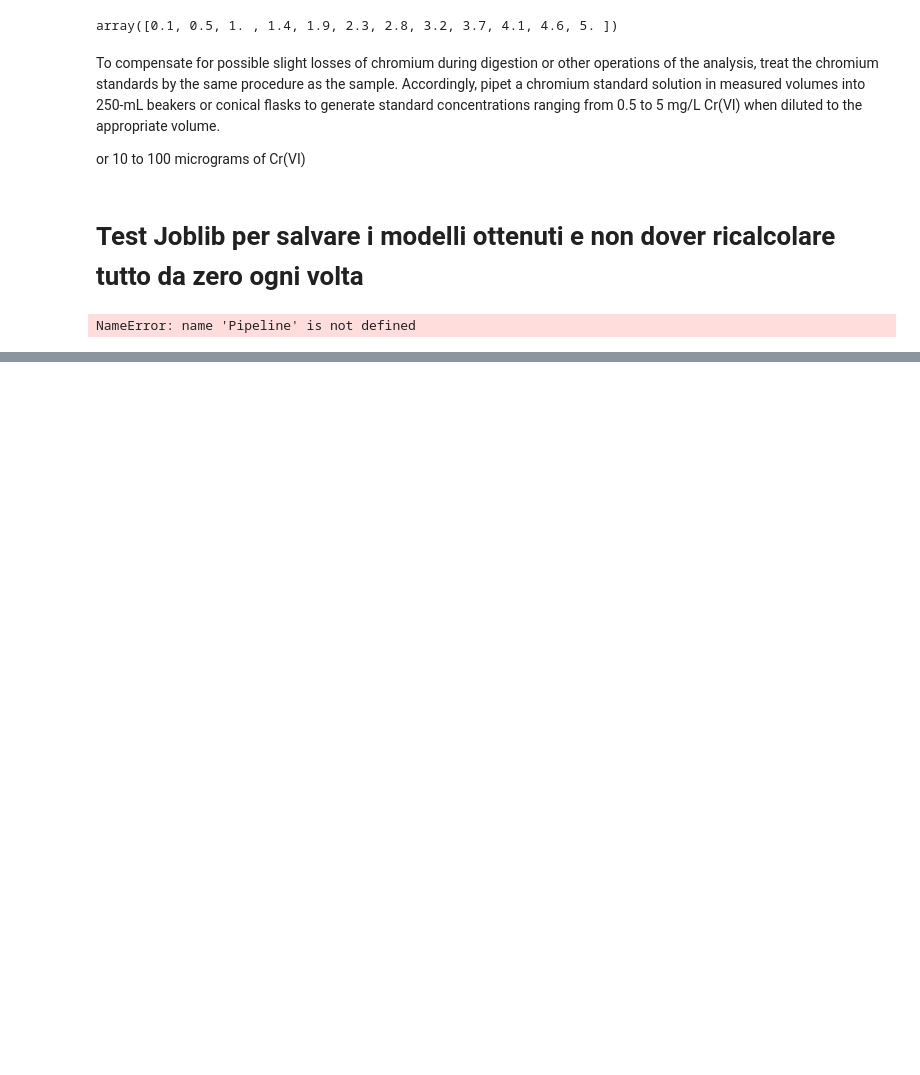
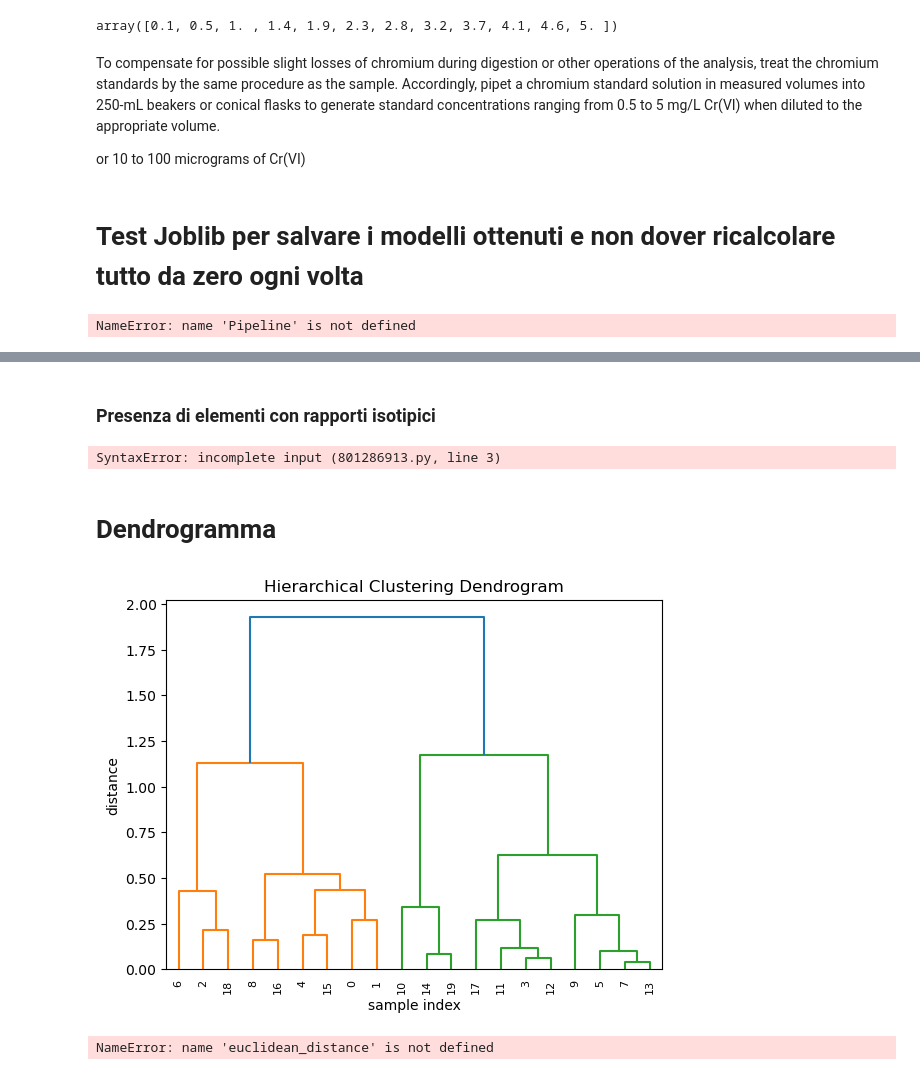
Before and after one commit to MGriot/chemtools, a Jupyter notebook: prova.ipynb, the cells around one changed output, grey strips where cells are left out. Saved outputs shown, nothing was run; the diff lists cells and outputs as text; code cells hidden in the pictures; blank space fills up the shorter version.

```diff
--- a/prova.ipynb
+++ b/prova.ipynb
@@ -427,0 +526,35 @@ def load_model(name):
+# %% [markdown]
+### Presenza di elementi con rapporti isotipici
+# %%
+import sympy as sy
+def peack_hight_of_isotope(q,b,m,h):
+# %% [output]
+SyntaxError: incomplete input (801286913.py, line 3)
+# %% [markdown]
+# Dendrogramma
+# %%
+import numpy as np
+import matplotlib.pyplot as plt
+from scipy.cluster.hierarchy import linkage, dendrogram
+
+class Dendrogram:
+
+    def __init__(self, data, linkage_method='ward'):
+        self.data = data
+        self.linkage_method = linkage_method
+        self.n, _ = data.shape
+        self.Z = linkage(self.data, linkage_method)
+
+    def plot(self):
+        plt.figure()
+        plt.title('Hierarchical Clustering Dendrogram')
+        plt.xlabel('sample index')
+        plt.ylabel('distance')
+        dendrogram(self.Z, leaf_rotation=90., leaf_font_size=8.)
+        plt.show()
+# %%
+dendogramma=Dendrogram(matrix_data)
+# %%
+dendogramma.plot()
+# %% [output]
+[figure, added]
@@ -427,0 +611,4 @@ def load_model(name):
+# %%
+Dendrogram(matrix_data)
+# %% [output]
+NameError: name 'euclidean_distance' is not defined
```
Also changed, not shown: parts of 19 cells of this notebook.
